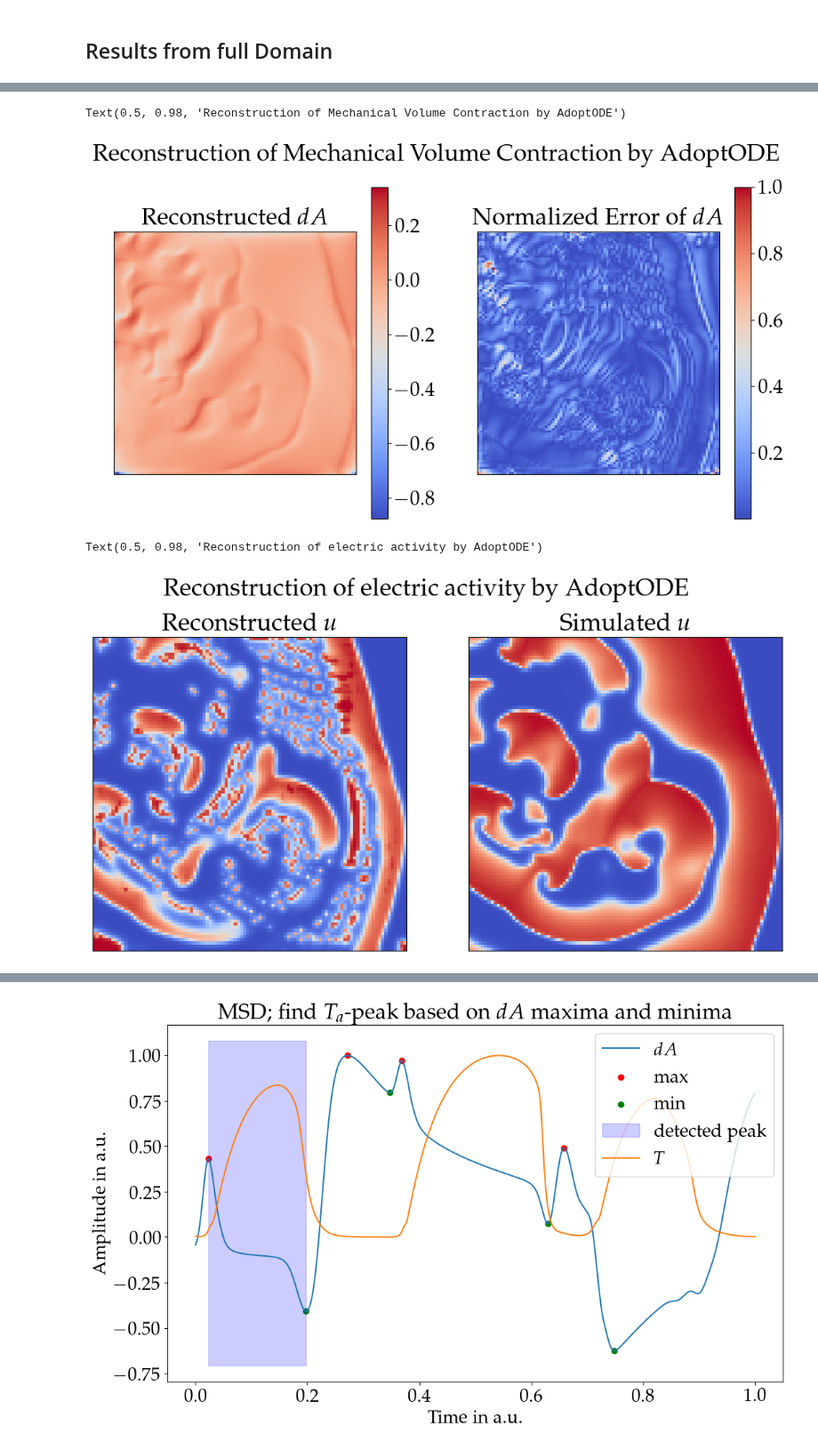
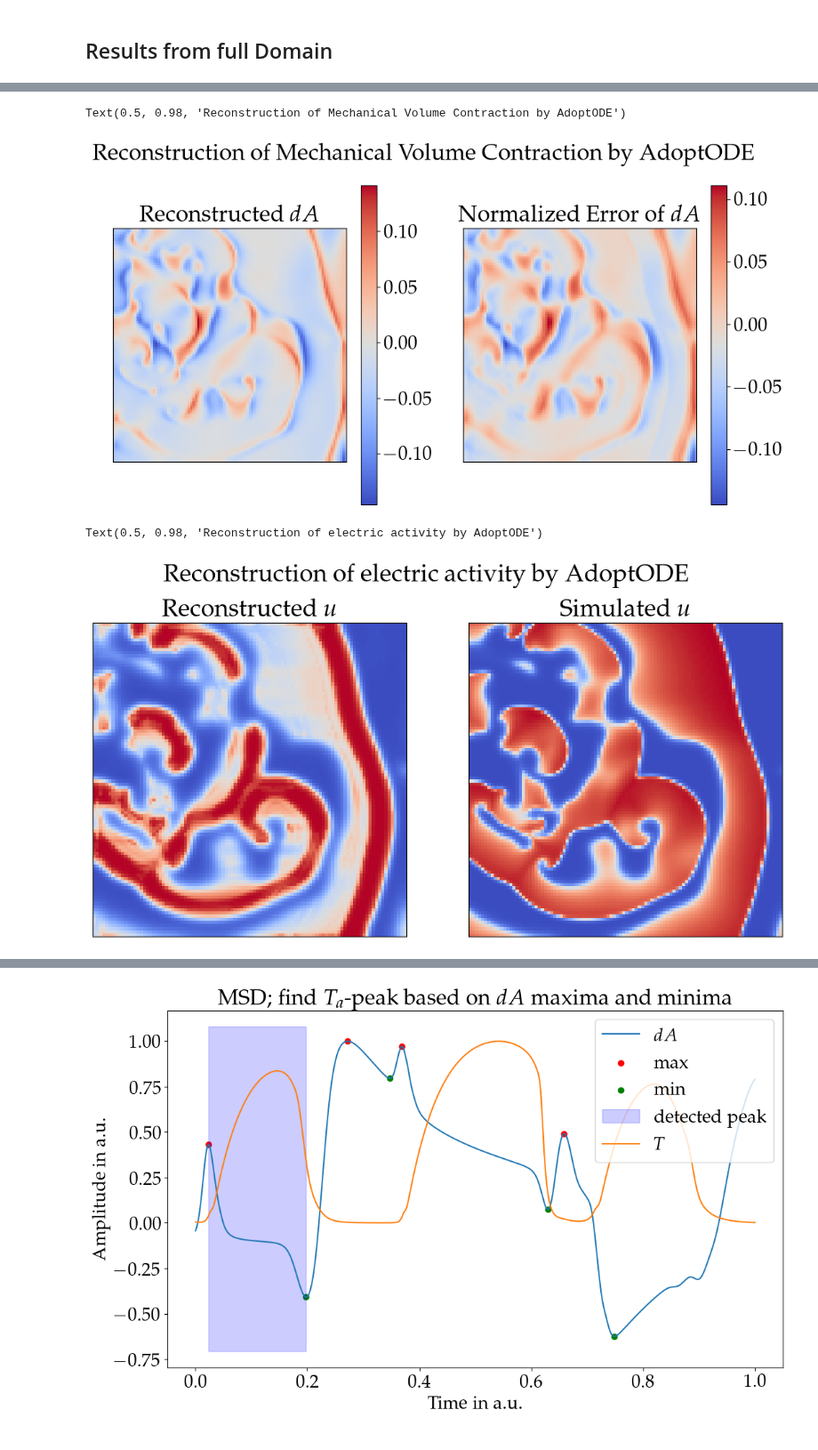
Before and after one commit to LukasBremer/SMM_AdODE_2D, a Jupyter notebook: adode_cluster/SpringMassModel/figures.ipynb, the cells around one changed output, grey strips where cells are left out. Shown at 89% size. Drawn from its saved outputs; the diff is of its cells as text; code cells hidden in the pictures.

Commit message:
make statistic plots

```diff
--- a/adode_cluster/SpringMassModel/figures.ipynb
+++ b/adode_cluster/SpringMassModel/figures.ipynb
@@ -139,5 +139,5 @@ def load_run(file_path, run):
 # %%
-file_path = '../data/SpringMassModel/EtaSweep/FullDomain_len15_lr15_tol099_keepdataTrue_keepparamsTrue_etavarTrue.h5'
+file_path = '../data/SpringMassModel/EtaSweep/FullDomain_len15_lr15_tol099_keepdataTrue_keepparamsTrue_etavarFalse.h5'
 run = 'run9'
 
 list_h5_structure(file_path)
@@ -153,6 +153,18 @@ T_sim = data['T'][0]
 x_sol = data['x_sol'][0]
 x_sim = data['x'][0]
 
+
+# u_BOCF = data['u_BOCF'][0]
+# v_BOCF = data['v_BOCF'][0]
+# T_BOCF = data['T_BOCF'][0]
+# x_BOCF = data['x_BOCF'][0]
+# u_sol = data['u_sol'][0]
+# v_sol = data['v_sol'][0]
+# T_sol = data['T_sol'][0]
+# x_sol = data['x_sol'][0]
+
+
+
 # Accessing the parameters dictionary
 print("Parameters:", params_train)
 # %% [output]
@@ -250,35 +261,37 @@ display(frame_slider, out)
 [interactive output not drawn]
 [interactive output not drawn]
 # %%
+
 # Plotting
 fig, ax = plt.subplots(1,2, figsize=(12, 6))
 frame = -1
 # Real eta0
 dA_sol = compute_dA(x_sol,1)[:,pad:-pad,pad:-pad]
 dA_sim = compute_dA(x_sim,1)[:,pad:-pad,pad:-pad]
 dA_err = np.abs(dA_sim-dA_sol)
 im = ax[0].imshow(dA_sim[frame], cmap='coolwarm')
 ax[0].set_title('Reconstructed $dA$')
 ax[0].axes.xaxis.set_visible(False)
 ax[0].axes.yaxis.set_visible(False)
 fig.colorbar(im, ax=ax[0])
 
-im = ax[1].imshow(dA_err[frame]/np.max(dA_err[frame]), cmap='coolwarm')
+# im = ax[1].imshow(dA_err[frame]/np.max(dA_err[frame]), cmap='coolwarm')
+im = ax[1].imshow(dA_sol[frame], cmap='coolwarm')
 ax[1].set_title('Normalized Error of $dA$')
 ax[1].axes.xaxis.set_visible(False)
 ax[1].axes.yaxis.set_visible(False)
 fig.colorbar(im, ax=ax[1])
 
 fig.suptitle('Reconstruction of Mechanical Volume Contraction by AdoptODE', fontsize=plt.rcParams['axes.titlesize'], fontweight='bold')
 
 # plt.savefig('../../figures/results/reconstrunct_dA_full_domain.png',dpi=300)
 # %% [output]
 Text(0.5, 0.98, 'Reconstruction of Mechanical Volume Contraction by AdoptODE')
-[figure, old version]
+[figure, new version]
 # %%
 # Plotting
 fig, ax = plt.subplots(1,2, figsize=(12, 6))
-frame = -1
+frame = 10
 # Real eta0
 im = ax[0].imshow(u_sol[frame], cmap='coolwarm')
 ax[0].set_title('Reconstructed $u$')
@@ -298,4 +311,4 @@ fig.suptitle('Reconstruction of electric activity by AdoptODE', fontsize=plt.rcP
 # plt.savefig('../../figures/results/reconstrunct_u_full_domain.png',dpi=300)
 # %% [output]
 Text(0.5, 0.98, 'Reconstruction of electric activity by AdoptODE')
-[figure, old version]
+[figure, new version]
```
Also changed, not shown: parts of 9 cells of this notebook, 4 other files.
